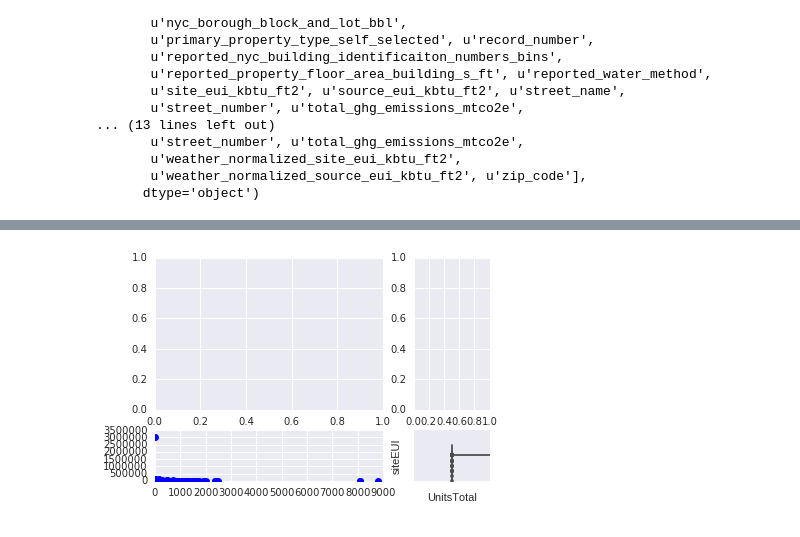
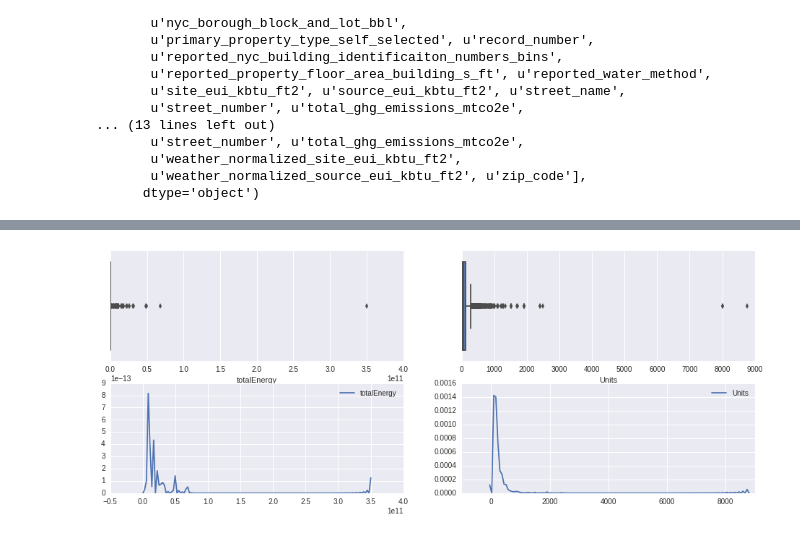
Before and after one commit to alephcero/PUI2016_fdg224, a Jupyter notebook: HW6_fdg224/HW6_1_fdg224.ipynb, the cells around one changed output, grey strips where cells are left out. Saved outputs shown, nothing was run; the diff lists cells and outputs as text; code cells hidden in the pictures.

```diff
--- a/HW6_fdg224/HW6_1_fdg224.ipynb
+++ b/HW6_fdg224/HW6_1_fdg224.ipynb
@@ -88,0 +90,4 @@ nrg.head()
+# %%
+nrg['totalEnergy'] = nrg.siteEUI * nrg.floorArea
+nrg.drop(['siteEUI','floorArea'], axis = 1, inplace=True)
+nrg.head()
@@ -110,3 +109,0 @@ array([[<matplotlib.axes._subplots.AxesSubplot object at 0x...>,
-# %%
-bsize = bsize.loc[:,['BBL','UnitsTotal']]
-bsize.columns
@@ -118,0 +110,6 @@ Index([u'BBL', u'siteEUI', u'sourceEUI', u'floorArea'], dtype='object')
+# %%
+#bsize = bsize.loc[:,['BBL','UnitsTotal']]
+#few units non residential could have an extraordinary energy consumption,
+bsize = bsize.loc[:,['BBL','UnitsRes']]
+bsize.columns = ['BBL','Units']
+bsize.head()
@@ -130,0 +154,5 @@ bblnrgdata.shape
+# %%
+#rmeove NaNs for every colum
+print bblnrgdata.shape
+bblnrgdata.dropna(axis=0, how='any', thresh=None, subset=None, inplace=True)
+print bblnrgdata.shape
@@ -131,17 +185,15 @@ bblnrgdata.shape
 # %%
-fig = plt.figure(figsize=(16,12))
+fig = plt.figure(figsize=(16,6))
+ax = fig.add_subplot(2,2,1)
+ax = seaborn.boxplot(bblnrgdata.totalEnergy)
 
-ax = plt.subplots(2,2,figsize=(15,15))
-ax = seaborn.boxplot(bblnrgdata.UnitsTotal)
+ax2 = fig.add_subplot(2,2,2)
+ax2 = seaborn.boxplot(bblnrgdata.Units)
 
-#ax2 = fig.add_subplot(2,2,3)
-ax3.plot(bblnrgdata.UnitsTotal,bblnrgdata.siteEUI,'bo')
+ax3 = fig.add_subplot(2,2,3)
+ax3 = seaborn.kdeplot(bblnrgdata.totalEnergy)
 
-#ax3 = fig.add_subplot(2,2,4)
-ax4 = seaborn.boxplot(bblnrgdata.siteEUI,orient = 'v')
-
-
-#ax.set_xlim(0,1000)
-#ax.set_ylim(0,500000)
+ax4 = fig.add_subplot(2,2,4)
+ax4 = seaborn.kdeplot(bblnrgdata.Units)
 # %% [output]
-[figure, old version]
+[figure, new version]
```
Also changed, not shown: parts of 30 cells of this notebook.
